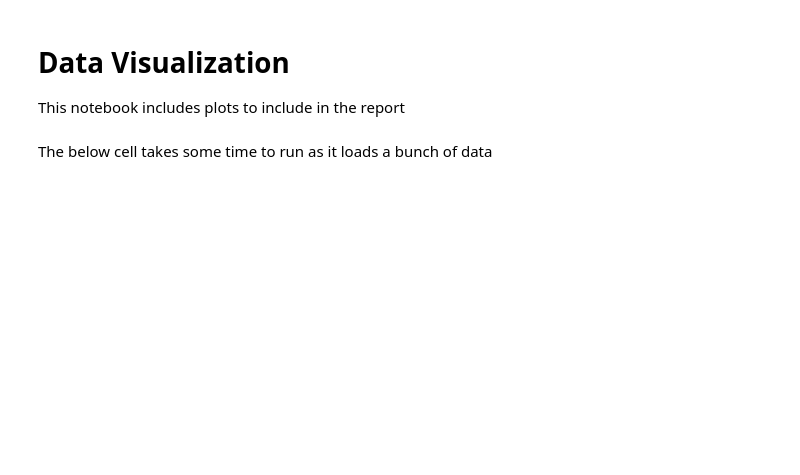
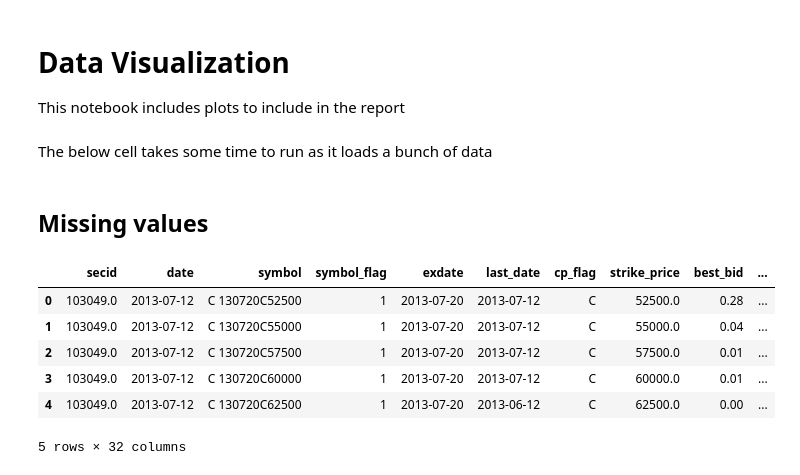
Before and after one commit to BjornThor123/Statistical_Arbitrage_Stanford_MS-E244, a Jupyter notebook: project/notebooks/data_visualization.ipynb, the cells around one changed output. Saved outputs shown, nothing was run; the diff lists cells and outputs as text; code cells hidden in the pictures; blank space fills up the shorter version.

```diff
--- a/project/notebooks/data_visualization.ipynb
+++ b/project/notebooks/data_visualization.ipynb
@@ -23,5 +24,17 @@ query = (
 )
 df = loader.query(query)
+# %% [markdown]
+## Missing values
+# %%
+df.head()
+# %% [output]
+|  | secid | date | symbol | symbol_flag | exdate | last_date | cp_flag | strike_price | best_bid | ... |
+| 0 | 103049.0 | 2013-07-12 | C 130720C52500 | 1 | 2013-07-20 | 2013-07-12 | C | 52500.0 | 0.28 | ... |
+| 1 | 103049.0 | 2013-07-12 | C 130720C55000 | 1 | 2013-07-20 | 2013-07-12 | C | 55000.0 | 0.04 | ... |
+| 2 | 103049.0 | 2013-07-12 | C 130720C57500 | 1 | 2013-07-20 | 2013-07-12 | C | 57500.0 | 0.01 | ... |
+| 3 | 103049.0 | 2013-07-12 | C 130720C60000 | 1 | 2013-07-20 | 2013-07-12 | C | 60000.0 | 0.01 | ... |
+| 4 | 103049.0 | 2013-07-12 | C 130720C62500 | 1 | 2013-07-20 | 2013-06-12 | C | 62500.0 | 0.00 | ... |
+5 rows × 32 columns
 # %%
 # nan_visualizing = df.loc[df['impl_volatility'].isna(), ['date', 'impl_volatility']].groupby(by='date').transform('count')
 nan_per_day = df[df['impl_volatility'].isna()].groupby('date')['impl_volatility'].size()
```
Also changed, not shown: parts of 9 cells of this notebook, 1 other file.
